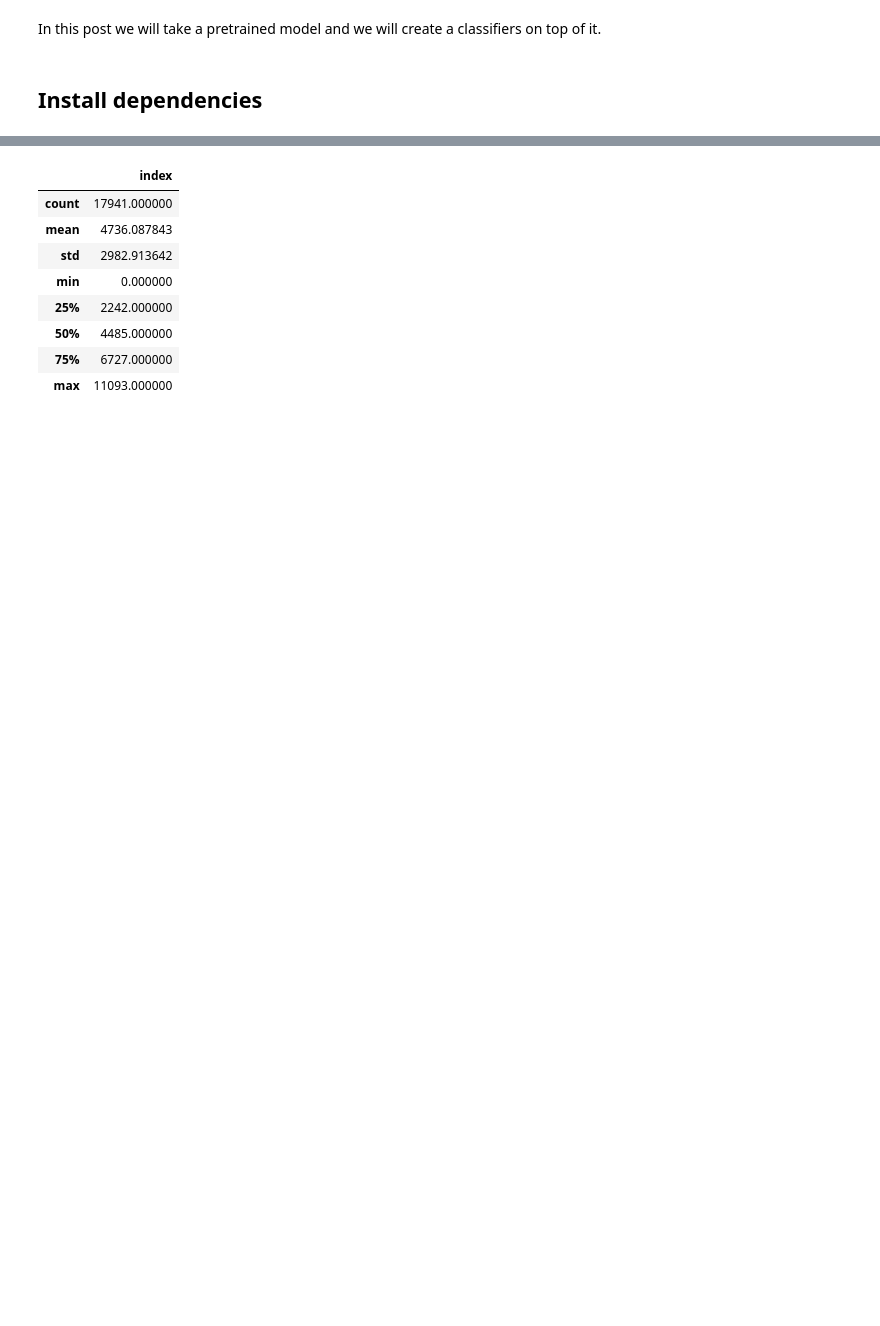
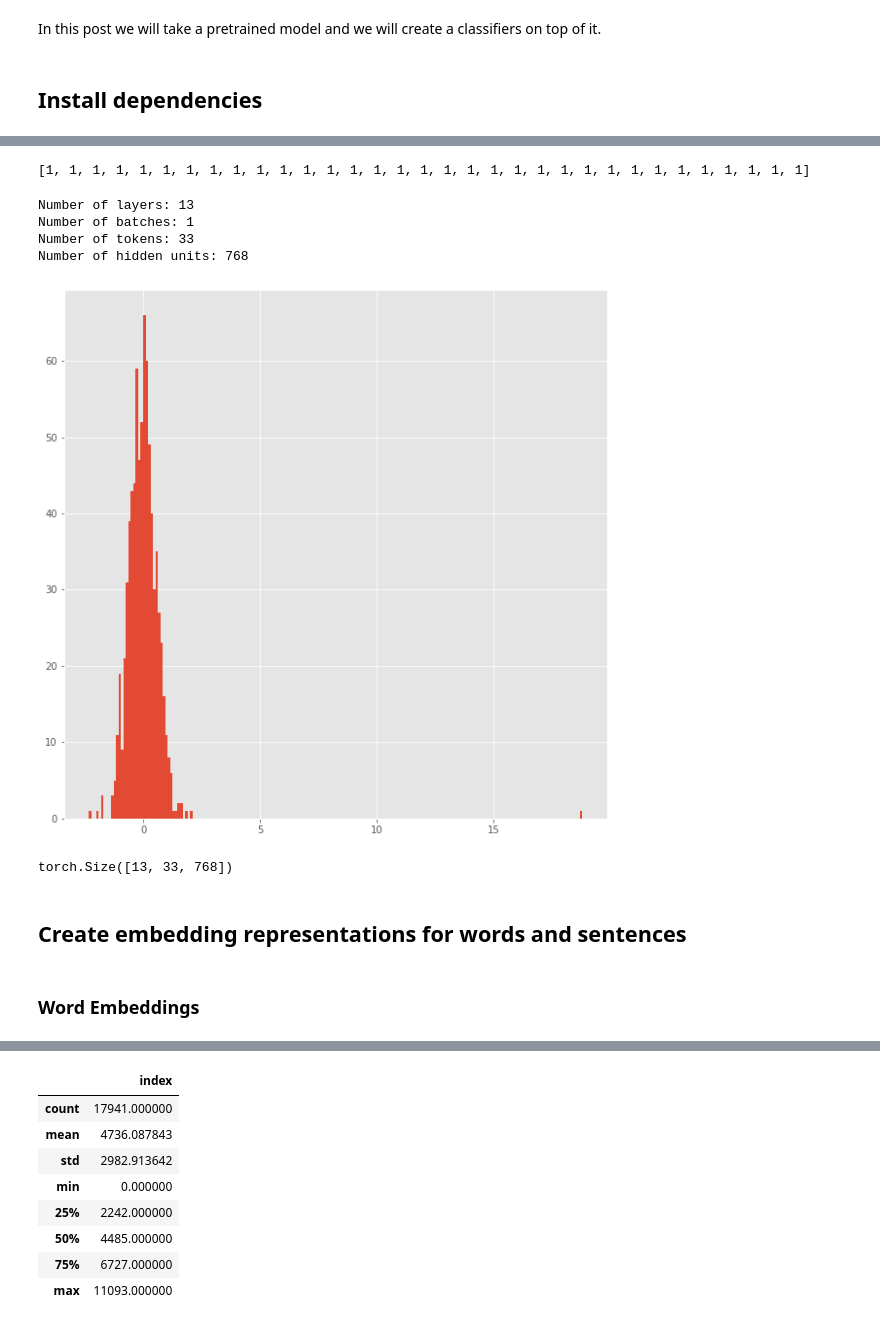
Before and after one commit to iliemihai/Romanian-Transformers, a Jupyter notebook: examples/Transformer_for_sentiment_analysis.ipynb, the cells around one changed output, grey strips where cells are left out. Drawn from its saved outputs; the diff is of its cells as text; code cells hidden in the pictures; blank space fills up the shorter version.

```diff
--- a/examples/Transformer_for_sentiment_analysis.ipynb
+++ b/examples/Transformer_for_sentiment_analysis.ipynb
@@ -59,0 +144,63 @@ outputs[0].shape, outputs[1].shape
+# %%
+ids_segments = [1] * len(ids_sentences)
+
+print(ids_segments)
+# %% [output]
+[1, 1, 1, 1, 1, 1, 1, 1, 1, 1, 1, 1, 1, 1, 1, 1, 1, 1, 1, 1, 1, 1, 1, 1, 1, 1, 1, 1, 1, 1, 1, 1, 1]
+# %%
+input_tensor = torch.tensor(ids_sentences).unsqueeze(0)  # Batch size 1
+segments_tensor = torch.tensor(ids_segments).unsqueeze(0) # batch size 1
+
+with torch.no_grad():
+    outputs = model(input_tensor, segments_tensor)
+# %%
+## Understand output layers
+last_hidden_states = outputs[0]
+# tensor of shape (batch_size, sequence_length, hidden_size)
+
+pooler_output = outputs[1]
+# tensor of shape (batch_size, hidden_size)
+
+hidden_states = outputs[2]
+# list of tensors of shape (batch_size, hidden_size)
+# %%
+print ("Number of layers:", len(hidden_states))
+layer_i = 0
+
+print ("Number of batches:", len(hidden_states[layer_i]))
+batch_i = 0
+
+print ("Number of tokens:", len(hidden_states[layer_i][batch_i]))
+token_i = 0
+
+print ("Number of hidden units:", len(hidden_states[layer_i][batch_i][token_i]))
+# %% [output]
+Number of layers: 13
+Number of batches: 1
+Number of tokens: 33
+Number of hidden units: 768
+# %%
+# For the 5th token in our sentence, select its feature values from layer 5.
+token_i = 3
+layer_i = 7
+vec = hidden_states[layer_i][batch_i][token_i]
+
+# Plot the values as a histogram to show their distribution.
+plt.figure(figsize=(10,10))
+plt.hist(vec, bins=200)
+plt.show()
+# %% [output]
+[figure, added]
+# %%
+# Concatenate the tensors for all layers. We use `stack` here to
+# create a new dimension in the tensor.
+token_embeddings = torch.stack(hidden_states, dim=0)
+
+token_embeddings = token_embeddings.squeeze(1)
+token_embeddings.size()
+# %% [output]
+torch.Size([13, 33, 768])
+# %% [markdown]
+## Create embedding representations for words and sentences
+# %% [markdown]
+### Word Embeddings ###
```
Also changed, not shown: parts of 46 cells of this notebook, 1 other file.
